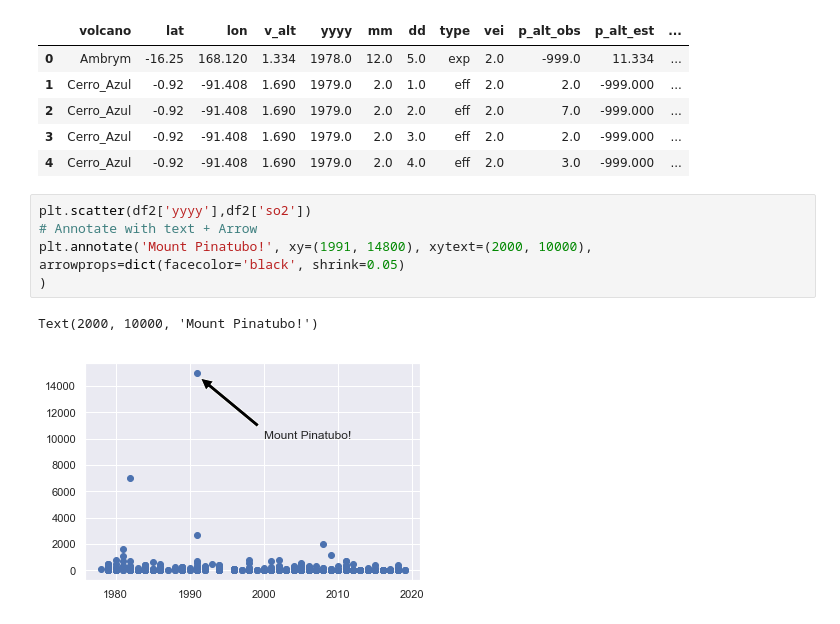
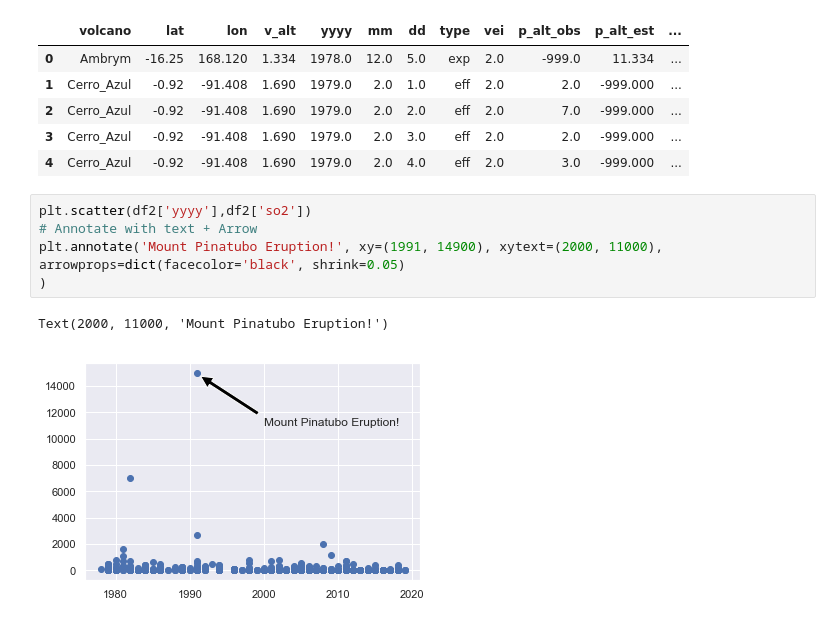
Before and after one commit to DylanHong/MtPinatubo, a Jupyter notebook: Earthquake.ipynb, the cells around one changed output. Drawn from its saved outputs; the diff is of its cells as text.

```diff
--- a/Earthquake.ipynb
+++ b/Earthquake.ipynb
@@ -252,9 +254,9 @@ df2.head()
 # %%
 plt.scatter(df2['yyyy'],df2['so2'])
 # Annotate with text + Arrow
-plt.annotate('Mount Pinatubo!', xy=(1991, 14800), xytext=(2000, 10000),
+plt.annotate('Mount Pinatubo Eruption!', xy=(1991, 14900), xytext=(2000, 11000),
 arrowprops=dict(facecolor='black', shrink=0.05)
 )
 # %% [output]
-Text(2000, 10000, 'Mount Pinatubo!')
+Text(2000, 11000, 'Mount Pinatubo Eruption!')
-[figure, old version]
+[figure, new version]
```
Also changed, not shown: parts of 3 cells of this notebook.
